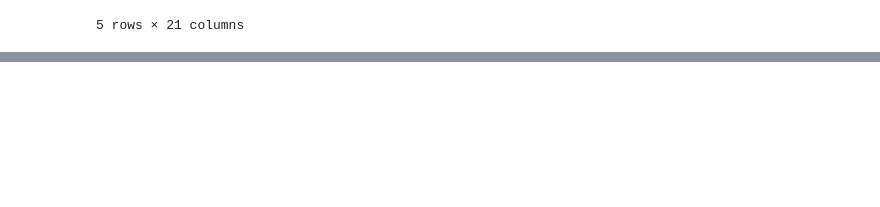
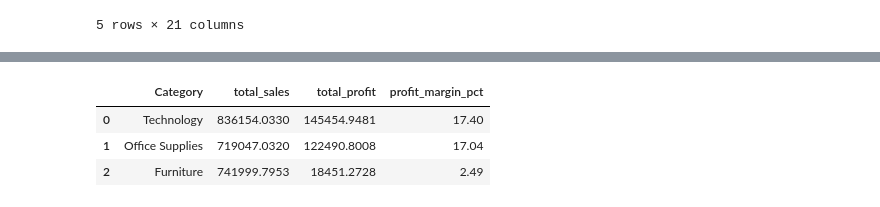
Before and after one commit to sh-nipun/retail-sales-analysis, a Jupyter notebook: notebooks/analysis.ipynb, the cells around one changed output, grey strips where cells are left out. Drawn from its saved outputs; the diff is of its cells as text; code cells hidden in the pictures; blank space fills up the shorter version.

```diff
--- a/notebooks/analysis.ipynb
+++ b/notebooks/analysis.ipynb
@@ -169,0 +255,19 @@ test_df
+# %%
+# Query: Analyze profit margin by product category
+category_breakdown_query = """
+SELECT Category,
+       SUM(Sales) AS total_sales,
+       SUM(Profit) AS total_profit,
+       ROUND(SUM(Profit) * 100.0 / SUM(Sales), 2) AS profit_margin_pct
+FROM sales
+GROUP BY Category
+ORDER BY total_profit DESC
+"""
+
+category_breakdown = pd.read_sql(category_breakdown_query, conn)
+category_breakdown
+# %% [output]
+|  | Category | total_sales | total_profit | profit_margin_pct |
+| 0 | Technology | 836154.0330 | 145454.9481 | 17.40 |
+| 1 | Office Supplies | 719047.0320 | 122490.8008 | 17.04 |
+| 2 | Furniture | 741999.7953 | 18451.2728 | 2.49 |
```
Also changed, not shown: parts of 4 cells of this notebook.
